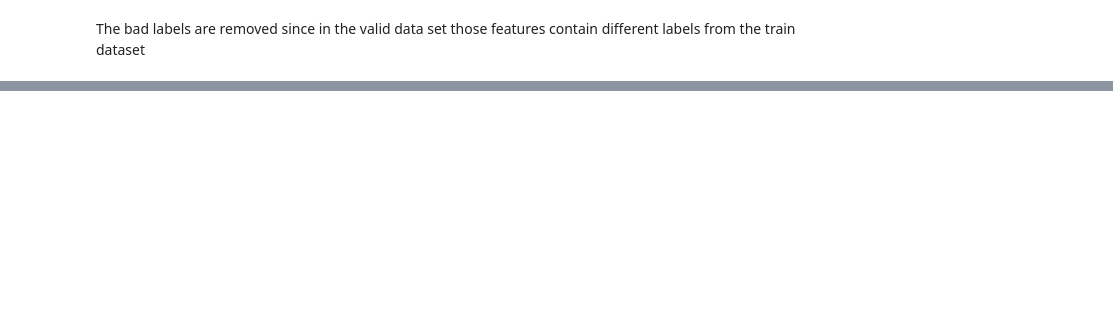
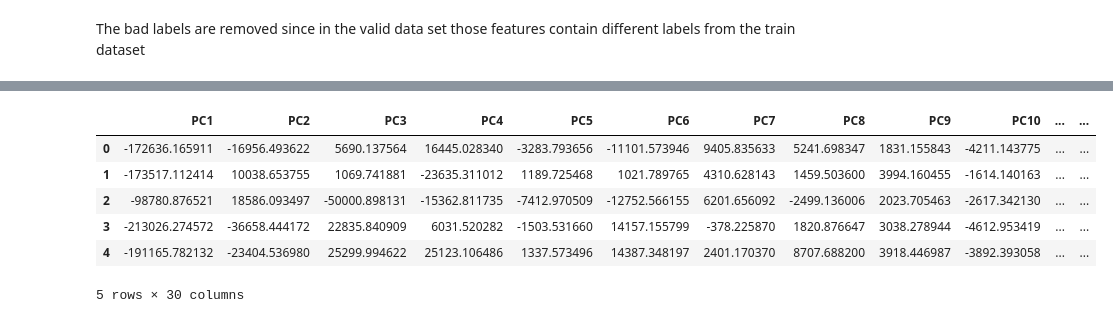
Before and after one commit to OmalyaV/Loan-Default-Prediction, a Jupyter notebook: loan-status-prediction.ipynb, the cells around one changed output, grey strips where cells are left out. Saved outputs shown, nothing was run; the diff lists cells and outputs as text; code cells hidden in the pictures; blank space fills up the shorter version.

```diff
--- a/loan-status-prediction.ipynb
+++ b/loan-status-prediction.ipynb
@@ -181,0 +347,18 @@ for column in good_label_cols:  # Iterate over categorical columns
+# %%
+from sklearn.decomposition import PCA
+pca = PCA(n_components = 30)
+X_train_pca = pca.fit_transform(X_train_selected)
+component_names  = [f"PC{i+1}" for i in range(X_train_pca.shape[1])]
+X_train_pca = pd.DataFrame(X_train_pca, columns= component_names)
+X_valid_pca = pca.transform(X_valid_selected)
+X_valid_pca = pd.DataFrame(X_valid_pca, columns= component_names)
+X_valid_pca.head()
+#X_pca.head()
+# %% [output]
+|  | PC1 | PC2 | PC3 | PC4 | PC5 | PC6 | PC7 | PC8 | PC9 | PC10 | ... | ... |
+| 0 | -172636.165911 | -16956.493622 | 5690.137564 | 16445.028340 | -3283.793656 | -11101.573946 | 9405.835633 | 5241.698347 | 1831.155843 | -4211.143775 | ... | ... |
+| 1 | -173517.112414 | 10038.653755 | 1069.741881 | -23635.311012 | 1189.725468 | 1021.789765 | 4310.628143 | 1459.503600 | 3994.160455 | -1614.140163 | ... | ... |
+| 2 | -98780.876521 | 18586.093497 | -50000.898131 | -15362.811735 | -7412.970509 | -12752.566155 | 6201.656092 | -2499.136006 | 2023.705463 | -2617.342130 | ... | ... |
+| 3 | -213026.274572 | -36658.444172 | 22835.840909 | 6031.520282 | -1503.531660 | 14157.155799 | -378.225870 | 1820.876647 | 3038.278944 | -4612.953419 | ... | ... |
+| 4 | -191165.782132 | -23404.536980 | 25299.994622 | 25123.106486 | 1337.573496 | 14387.348197 | 2401.170370 | 8707.688200 | 3918.446987 | -3892.393058 | ... | ... |
+5 rows × 30 columns
```
Also changed, not shown: parts of 29 cells of this notebook.
